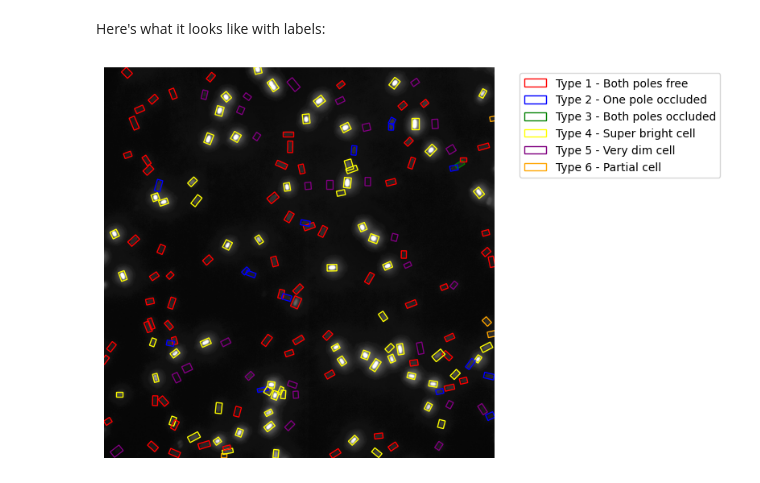
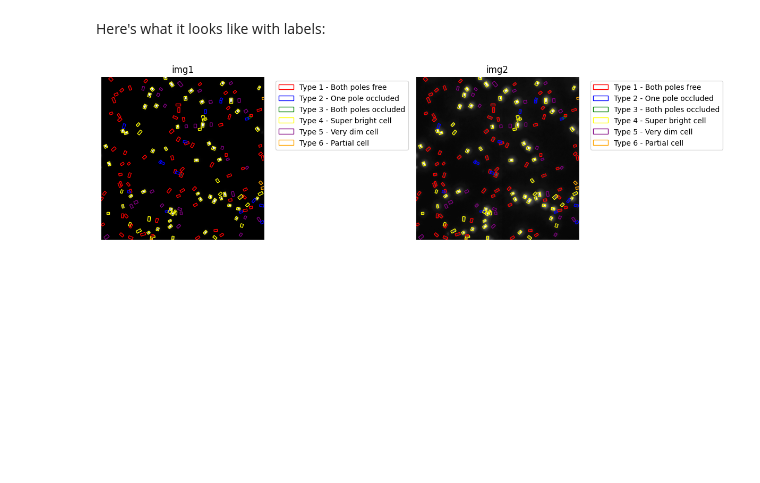
Before and after one commit to galopyz/pilus_project, a Jupyter notebook: nbs/00_core.ipynb, the cells around one changed output. Cells and saved outputs as stored; diff of their text form; code cells hidden in the pictures; blank space fills up the shorter version.

```diff
--- a/nbs/00_core.ipynb
+++ b/nbs/00_core.ipynb
@@ -252,6 +291,28 @@ def compare_ims(img1, img2, im1_title='img1', im2_title='img2'):
     plt.axis('off')
 
     plt.show()
+# %%
+#| export
+def compare_ims_with_boxes(img1, img2, boxes1=None, boxes2=None, im1_title='img1', im2_title='img2'):
+    fig, axs = plt.subplots(1, 2, figsize=(12,6))
+
+    if boxes1 is not None:
+        imshow_with_boxes(img1, boxes1, ax=axs[0], show=False)
+    else:
+        axs[0].imshow(img1, cmap='gray')
+        axs[0].axis('off')
+    axs[0].set_title(im1_title)
+
+    if boxes2 is not None:
+        imshow_with_boxes(img2, boxes2, ax=axs[1], show=False)
+    else:
+        axs[1].imshow(img2, cmap='gray')
+        axs[1].axis('off')
+    axs[1].set_title(im2_title)
+
+    plt.tight_layout()
+    plt.show()
+    return fig, axs
 # %%
 enh = apply_clahe(im, clip_limit=10.1, tile_grid_size=(8,8))
 compare_ims(im, enh)
@@ -260,9 +321,9 @@ compare_ims(im, enh)
 # %% [markdown]
 Here's what it looks like with labels:
 # %%
-imshow_with_boxes(enh, y)
+compare_ims_with_boxes(im, enh, y, y);
 # %% [output]
-[figure, old version]
+[figure, new version]
 # %%
 #| hide
 import nbdev; nbdev.nbdev_export()
```
Also changed, not shown: parts of 2 cells of this notebook.
